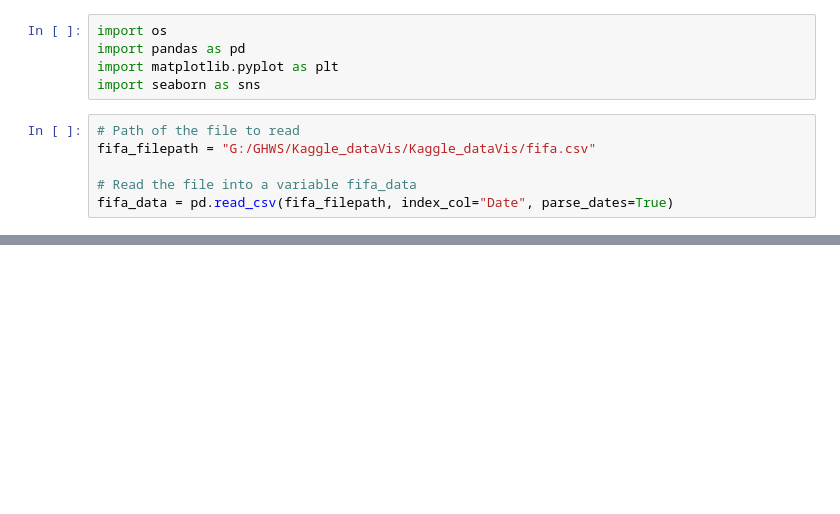
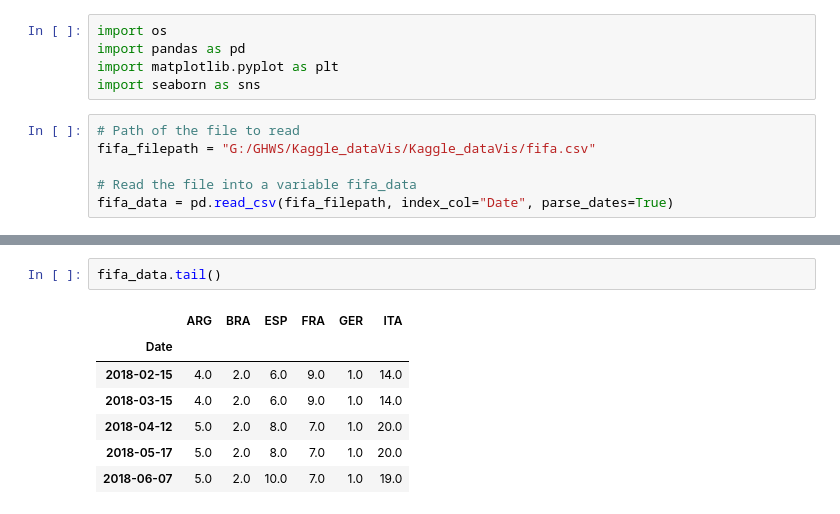
Before and after one commit to msuresh3/Kaggle_DataVis, a Jupyter notebook: data_vis_intro.ipynb, the cells around one changed output, grey strips where cells are left out. Cells and saved outputs as stored; diff of their text form; blank space fills up the shorter version.

```diff
--- a/data_vis_intro.ipynb
+++ b/data_vis_intro.ipynb
@@ -26,0 +32,10 @@ plt.figure(figsize=(16,6))
+# %%
+fifa_data.tail()
+# %% [output]
+|  | ARG | BRA | ESP | FRA | GER | ITA |
+| Date |  |  |  |  |  |  |
+| 2018-02-15 | 4.0 | 2.0 | 6.0 | 9.0 | 1.0 | 14.0 |
+| 2018-03-15 | 4.0 | 2.0 | 6.0 | 9.0 | 1.0 | 14.0 |
+| 2018-04-12 | 5.0 | 2.0 | 8.0 | 7.0 | 1.0 | 20.0 |
+| 2018-05-17 | 5.0 | 2.0 | 8.0 | 7.0 | 1.0 | 20.0 |
+| 2018-06-07 | 5.0 | 2.0 | 10.0 | 7.0 | 1.0 | 19.0 |
```
Also changed, not shown: parts of 6 cells of this notebook.
